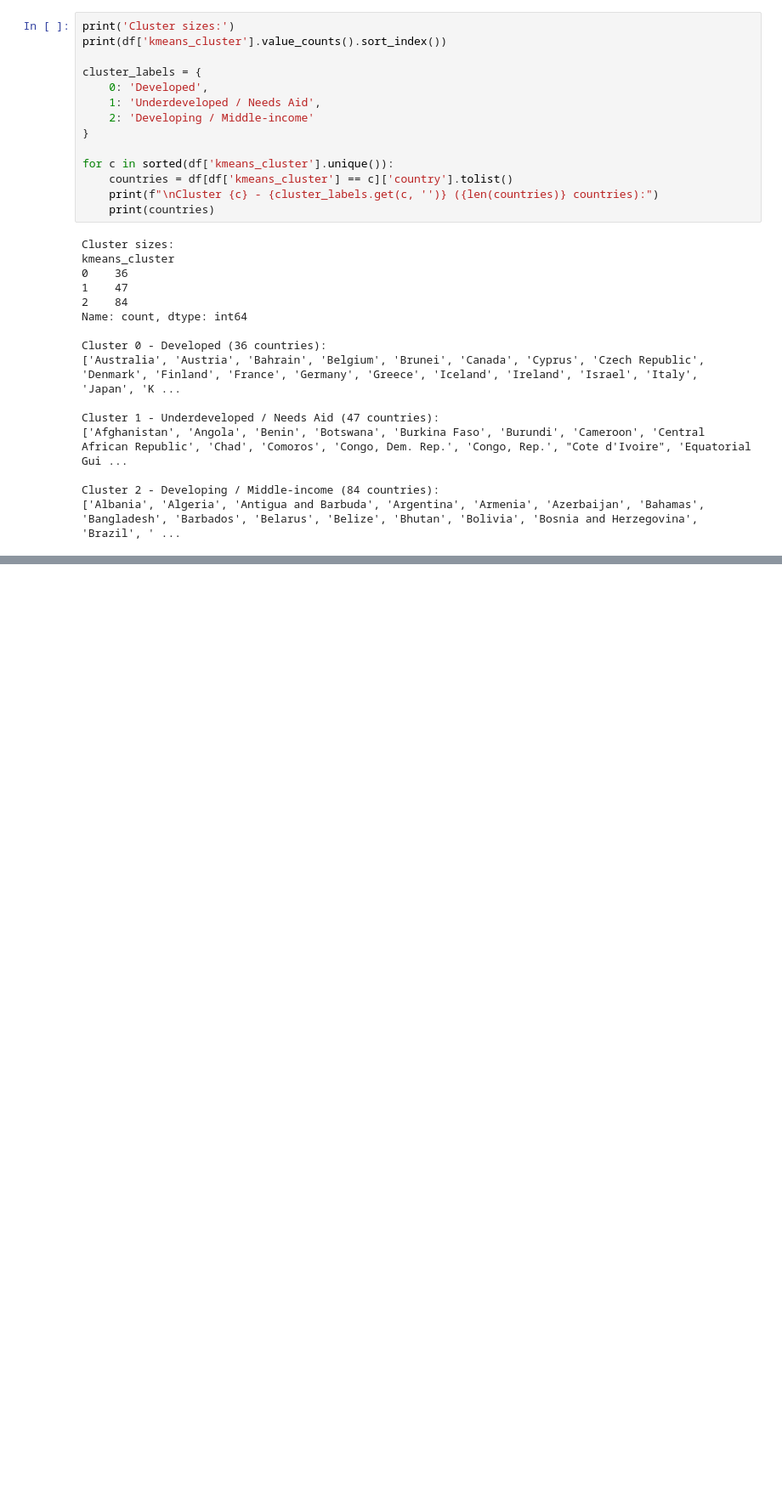
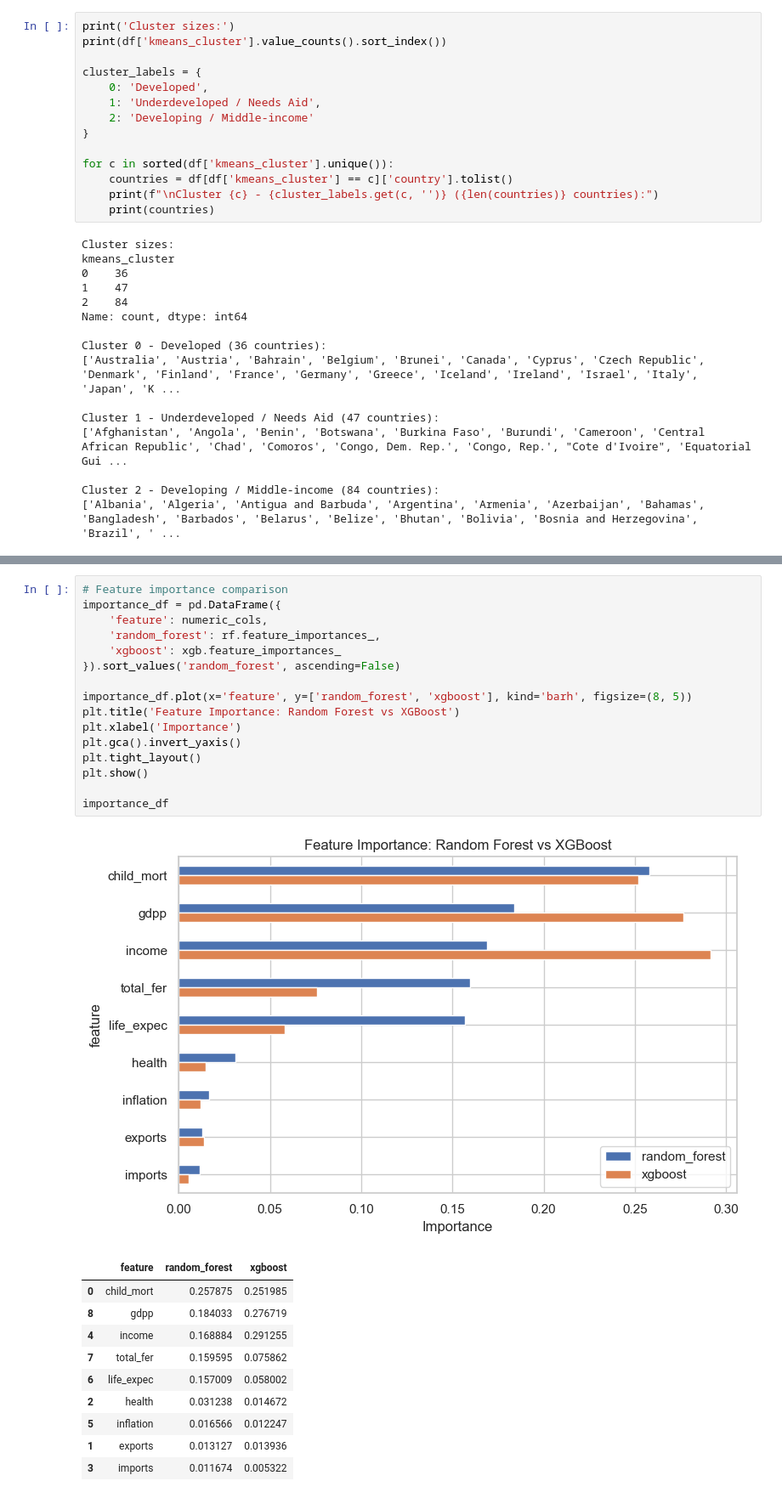
Before and after one commit to autadegayatri/Celebal_CEI_Assignments, a Jupyter notebook: Assign03/week3_Gayatri_Autade.ipynb, the cells around one changed output, grey strips where cells are left out. Shown at 85% size. Saved outputs shown, nothing was run; the diff lists cells and outputs as text; blank space fills up the shorter version.

```diff
--- a/Assign03/week3_Gayatri_Autade.ipynb
+++ b/Assign03/week3_Gayatri_Autade.ipynb
@@ -336,0 +417,28 @@ Cluster 2 - Developing / Middle-income (84 countries):
+# %%
+# Feature importance comparison
+importance_df = pd.DataFrame({
+    'feature': numeric_cols,
+    'random_forest': rf.feature_importances_,
+    'xgboost': xgb.feature_importances_
+}).sort_values('random_forest', ascending=False)
+
+importance_df.plot(x='feature', y=['random_forest', 'xgboost'], kind='barh', figsize=(8, 5))
+plt.title('Feature Importance: Random Forest vs XGBoost')
+plt.xlabel('Importance')
+plt.gca().invert_yaxis()
+plt.tight_layout()
+plt.show()
+
+importance_df
+# %% [output]
+[figure, added]
+|  | feature | random_forest | xgboost |
+| 0 | child_mort | 0.257875 | 0.251985 |
+| 8 | gdpp | 0.184033 | 0.276719 |
+| 4 | income | 0.168884 | 0.291255 |
+| 7 | total_fer | 0.159595 | 0.075862 |
+| 6 | life_expec | 0.157009 | 0.058002 |
+| 2 | health | 0.031238 | 0.014672 |
+| 5 | inflation | 0.016566 | 0.012247 |
+| 1 | exports | 0.013127 | 0.013936 |
+| 3 | imports | 0.011674 | 0.005322 |
```
Also changed, not shown: parts of 7 cells of this notebook.
